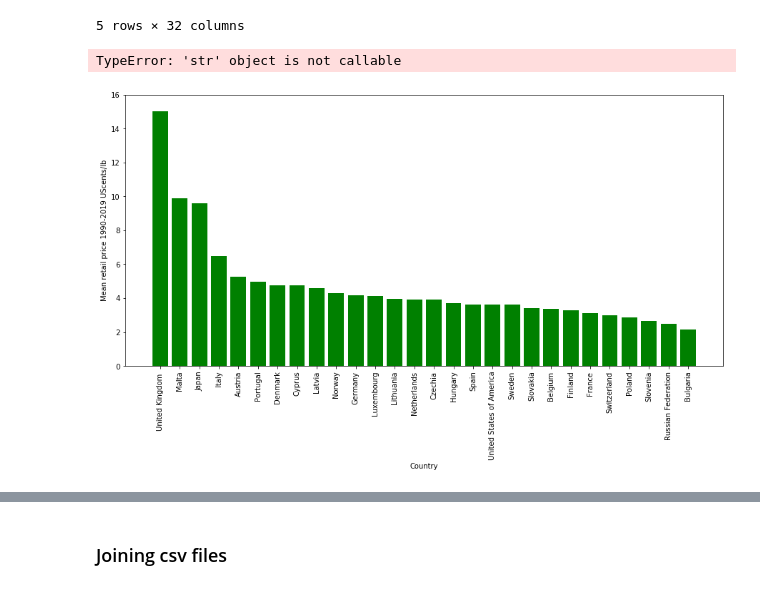
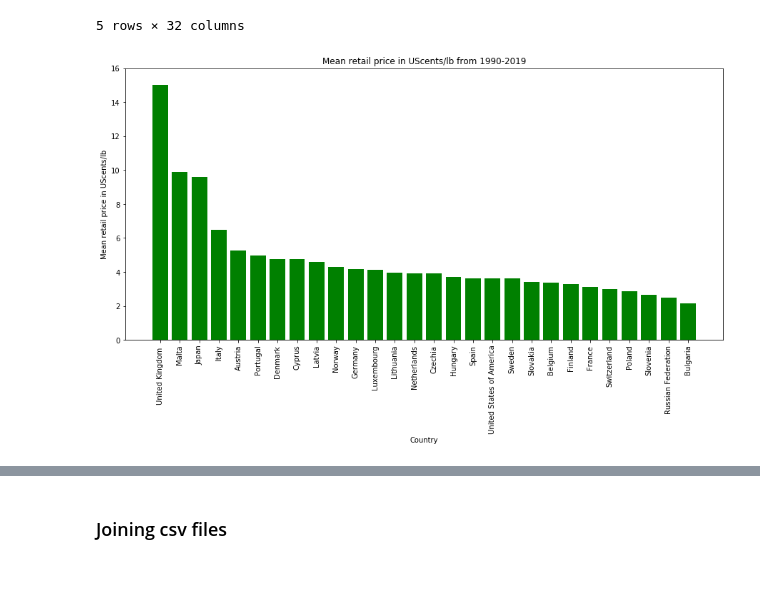
Before and after one commit to SandraBotica/Project-3, a Jupyter notebook: coffee_data.ipynb, the cells around one changed output, grey strips where cells are left out. Saved outputs shown, nothing was run; the diff lists cells and outputs as text; code cells hidden in the pictures.

```diff
--- a/coffee_data.ipynb
+++ b/coffee_data.ipynb
@@ -259,19 +258,18 @@ retail_prices_df_sorted.head()
 # %%
 x_axis = retail_prices_df_sorted["Country"]
 y_axis = retail_prices_df_sorted["Mean retail price 1990-2019"]
 plt.figure(figsize=(15,7))
 plt.bar(x_axis, y_axis, color='green', align="center")
 tick_locations = [value for value in x_axis]
 plt.xticks(tick_locations, x_axis, rotation='vertical')
 # plt.xlim(-0.75, len(x_axis)-0.25)
 plt.ylim(0, max(y_axis)+1)
 plt.xlabel("Country")
-plt.ylabel("Mean retail price 1990-2019 UScents/lb")
-plt.title("Mean retail price 1990-2019 UScents/lb")
+plt.ylabel("Mean retail price in UScents/lb")
+plt.title("Mean retail price in UScents/lb from 1990-2019")
 plt.gcf
-# plt.savefig("Images/Fig4MeanRetailPrice.png", dpi=100)
+plt.savefig("Images/Fig4MeanRetailPrice.png", dpi=100)
 plt.show()
 # %% [output]
-TypeError: 'str' object is not callable
-[figure, old version]
+[figure, new version]
 # %%
```
Also changed, not shown: parts of 8 cells of this notebook, 5 other files.
